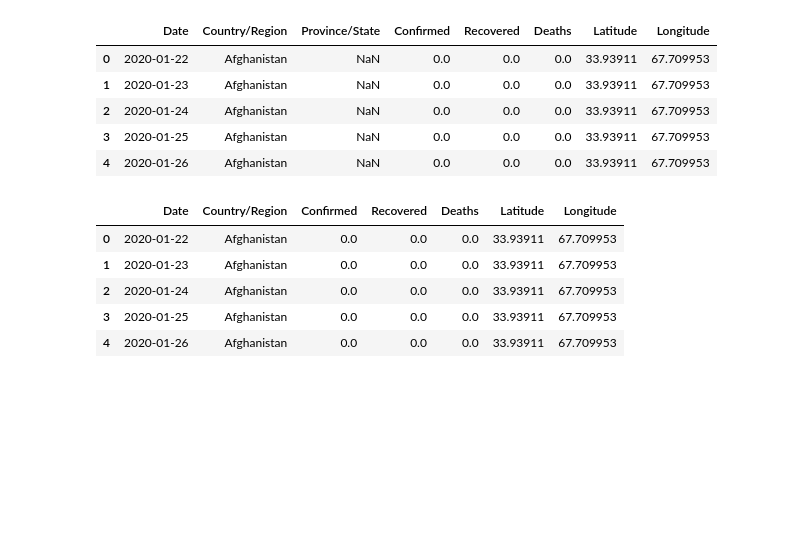
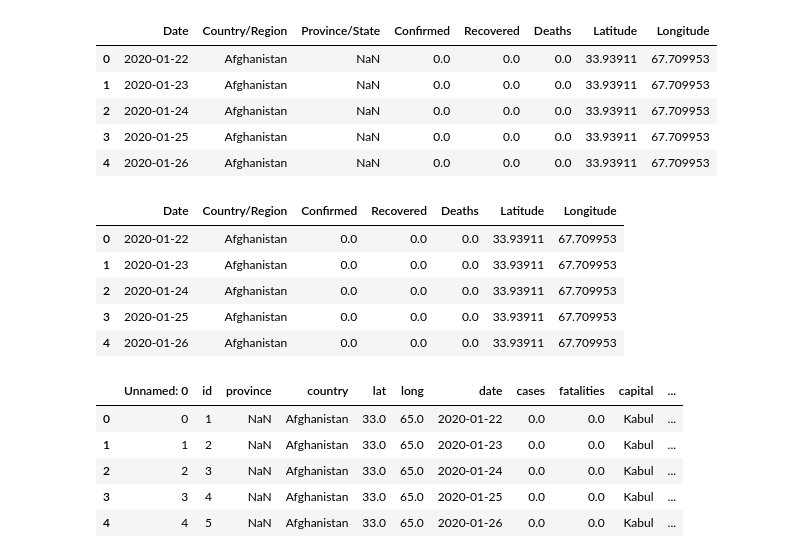
Before and after one commit to newb-dev-1008/GetBoarded_Latitude, a Jupyter notebook: GetBoarded_Week2.ipynb, the cells around one changed output. Drawn from its saved outputs; the diff is of its cells as text; code cells hidden in the pictures; blank space fills up the shorter version.

```diff
--- a/GetBoarded_Week2.ipynb
+++ b/GetBoarded_Week2.ipynb
@@ -246,0 +267,10 @@ corrected_covid_data.head()
+# %%
+temperature = pd.read_csv('temperature_dataframe.csv')
+temperature.head()
+# %% [output]
+|  | Unnamed: 0 | id | province | country | lat | long | date | cases | fatalities | capital | ... |
+| 0 | 0 | 1 | NaN | Afghanistan | 33.0 | 65.0 | 2020-01-22 | 0.0 | 0.0 | Kabul | ... |
+| 1 | 1 | 2 | NaN | Afghanistan | 33.0 | 65.0 | 2020-01-23 | 0.0 | 0.0 | Kabul | ... |
+| 2 | 2 | 3 | NaN | Afghanistan | 33.0 | 65.0 | 2020-01-24 | 0.0 | 0.0 | Kabul | ... |
+| 3 | 3 | 4 | NaN | Afghanistan | 33.0 | 65.0 | 2020-01-25 | 0.0 | 0.0 | Kabul | ... |
+| 4 | 4 | 5 | NaN | Afghanistan | 33.0 | 65.0 | 2020-01-26 | 0.0 | 0.0 | Kabul | ... |
```
Also changed, not shown: parts of 13 cells of this notebook.
